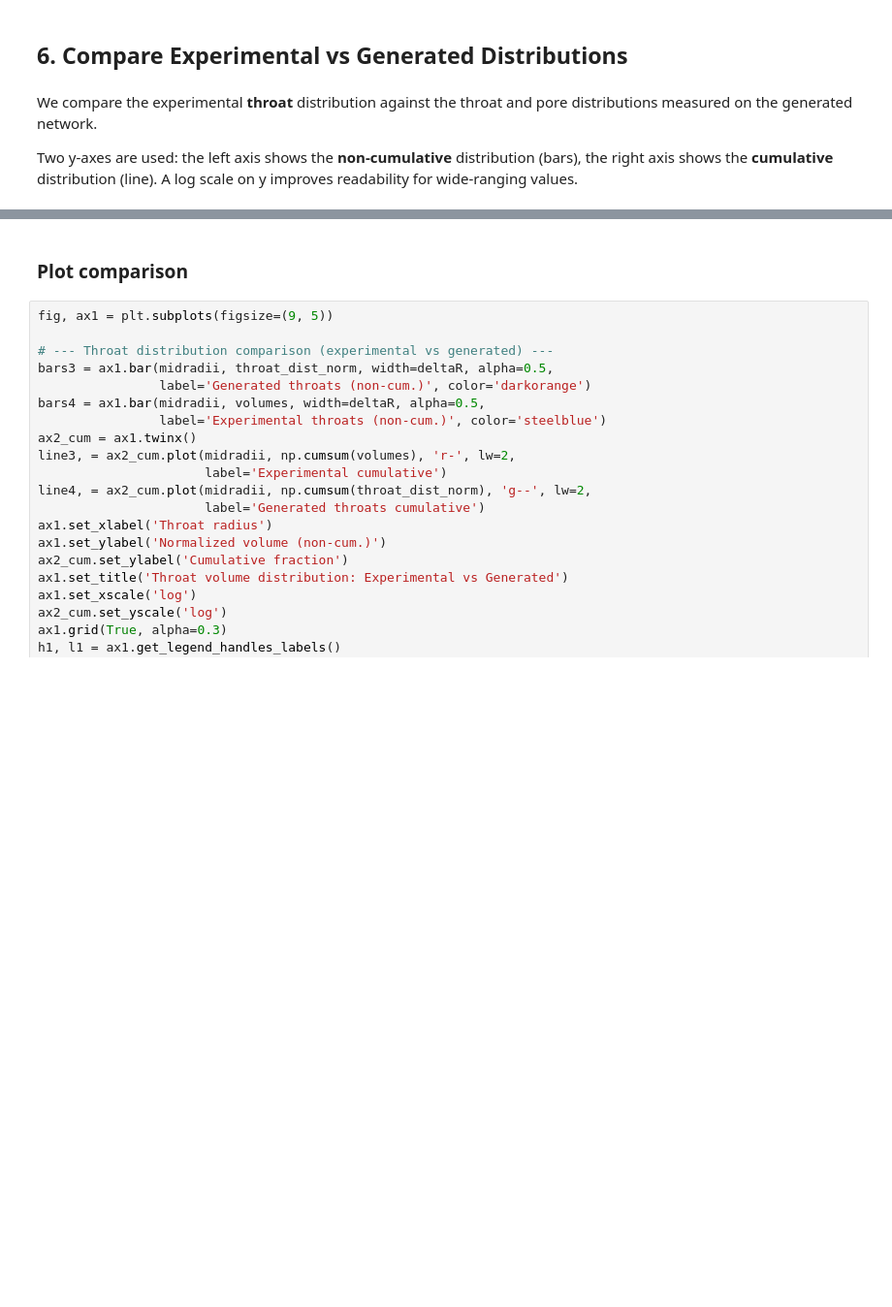
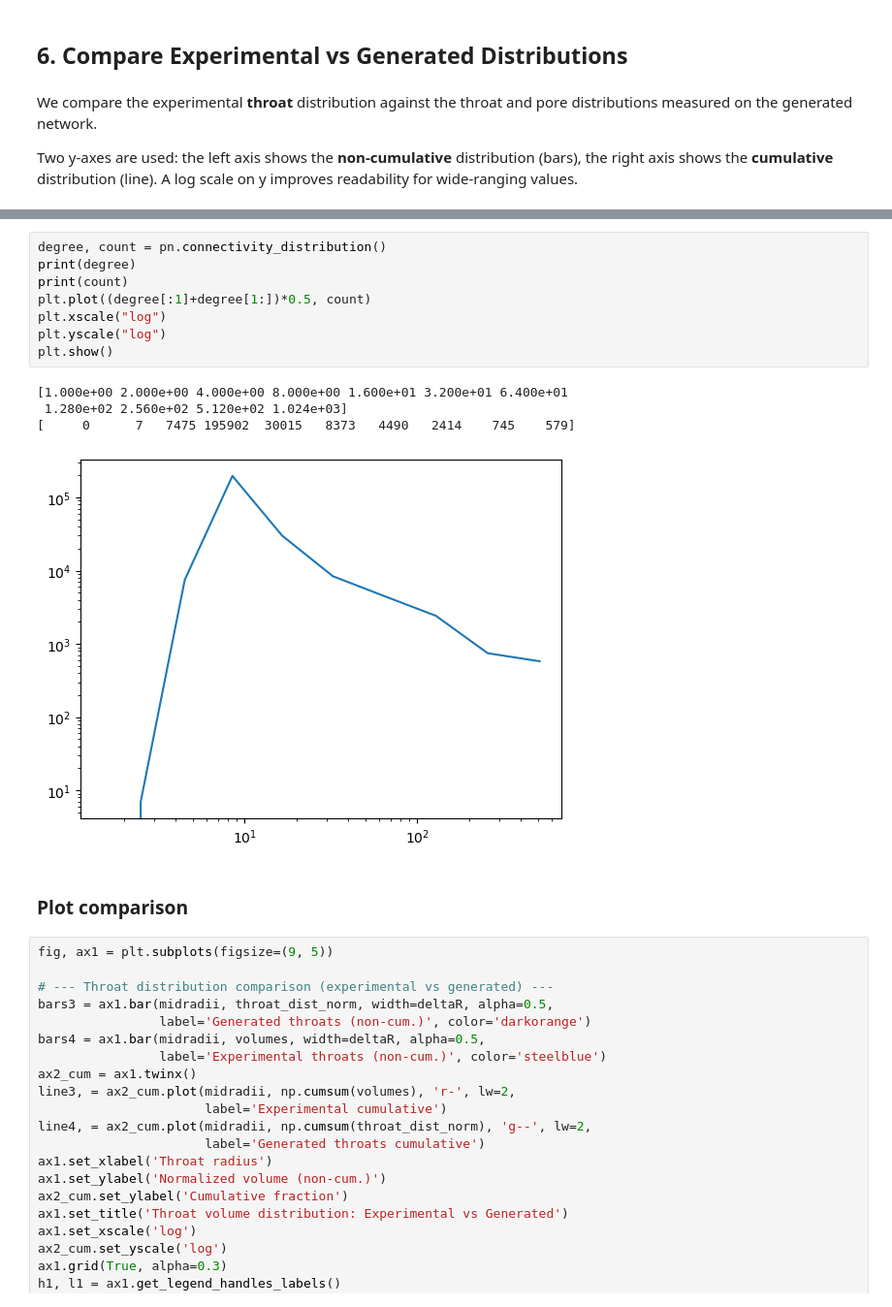
Before and after one commit to jerome-lux/pnm, a Jupyter notebook: examples/PNM-generation.ipynb, the cells around one changed output, grey strips where cells are left out. Shown at 97% size. Cells and saved outputs as stored; diff of their text form; blank space fills up the shorter version.

```diff
--- a/examples/PNM-generation.ipynb
+++ b/examples/PNM-generation.ipynb
@@ -448,4 +586,17 @@ Generated throat volume distribution (non-zero bins: 27/42)
 <Figure size 640x480 with 0 Axes>
+# %%
+degree, count = pn.connectivity_distribution()
+print(degree)
+print(count)
+plt.plot((degree[:1]+degree[1:])*0.5, count)
+plt.xscale("log")
+plt.yscale("log")
+plt.show()
+# %% [output]
+[1.000e+00 2.000e+00 4.000e+00 8.000e+00 1.600e+01 3.200e+01 6.400e+01
+ 1.280e+02 2.560e+02 5.120e+02 1.024e+03]
+[     0      7   7475 195902  30015   8373   4490   2414    745    579]
+[figure, added]
 # %% [markdown]
 ### Plot comparison
 # %%
```
Also changed, not shown: parts of 21 cells of this notebook, 2 other files.
